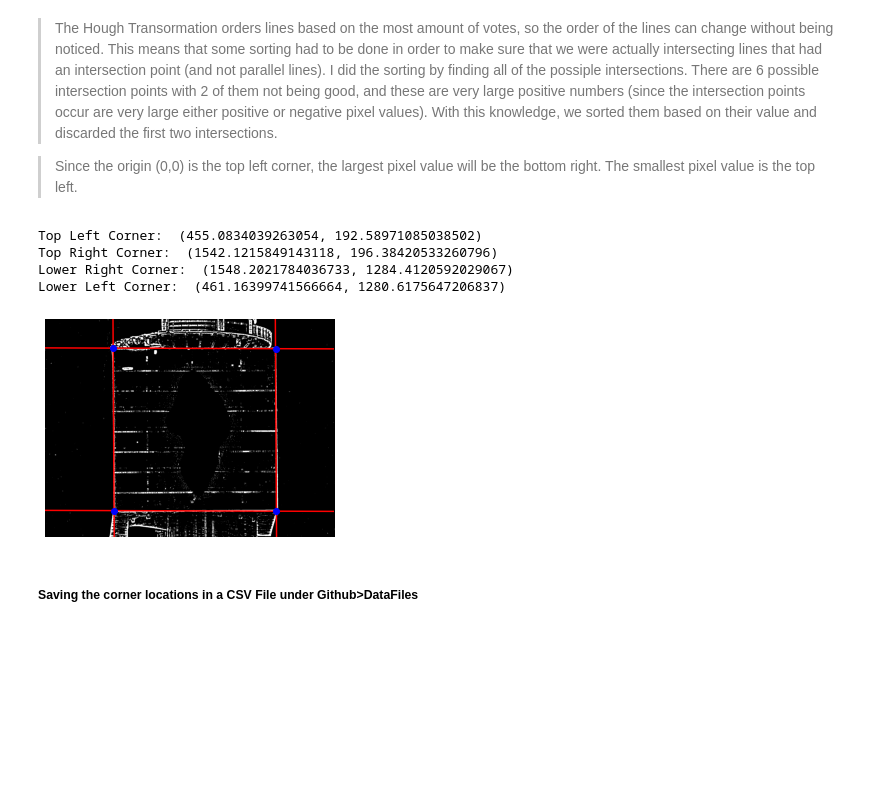
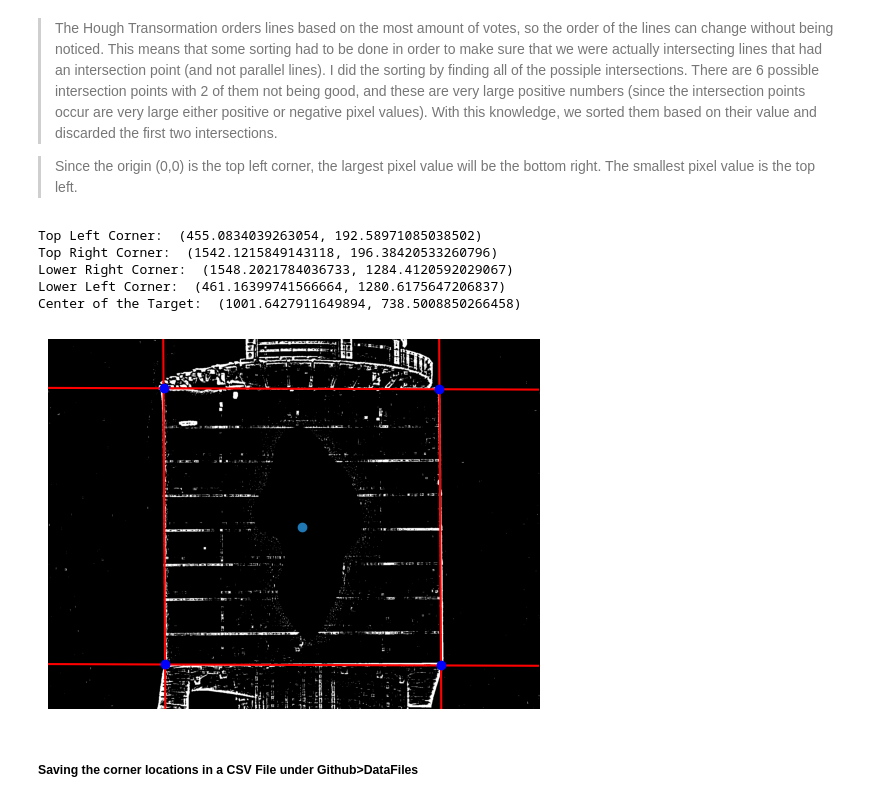
Before and after one commit to NREL/NREL-Beam-Characterization, a Jupyter notebook: NREL-BCS.ipynb, the cells around one changed output. Drawn from its saved outputs; the diff is of its cells as text; code cells hidden in the pictures; blank space fills up the shorter version.

```diff
--- a/NREL-BCS.ipynb
+++ b/NREL-BCS.ipynb
@@ -31,11 +32,12 @@ from bisect import bisect
 * The second image set is at OTF from images taken by Daniel Tsvankin
 * The last three image sets are at OTF from Kyle Heinzman with target aspect ratios of 54, 75, 79.
 # %%
-imageFiles = sorted(glob.glob("C:/Users/kspadave/OneDrive - NREL/Documents/Github/TestImages/CrescentDunes/*.bmp"), key=len)
-#imageFiles = sorted(glob.glob("C:/Users/kspadave/OneDrive - NREL/Documents/Github/TestImages/OTF.07.08.22/*.JPG"), key=len)
-#imageFiles = sorted(glob.glob("C:/Users/kspadave/OneDrive - NREL/Documents/Github/TestImages/OTF.07.21.22/otf54/*.jpg"), key=len)
-#imageFiles = sorted(glob.glob("C:/Users/kspadave/OneDrive - NREL/Documents/Github/TestImages/OTF.07.21.22/otf75/*.jpg"), key=len)
-#imageFiles = sorted(glob.glob("C:/Users/kspadave/OneDrive - NREL/Documents/Github/TestImages/OTF.07.21.22/otf79/*.jpg"), key=len)
+imageFiles = sorted(glob.glob("Y:/5700/SolarElectric/PROJECTS/38488_HelioCon_Zhu/BeamCharacterizationSystems/CrescentDunes/*.bmp"),key=len)
+#imageFiles = sorted(glob.glob("Y:/5700/SolarElectric/PROJECTS/38488_HelioCon_Zhu/BeamCharacterizationSystems/OTF.07.21.22/otf54/*.jpg"),key=len)
+#imageFiles = sorted(glob.glob("Y:/5700/SolarElectric/PROJECTS/38488_HelioCon_Zhu/BeamCharacterizationSystems/OTF.07.21.22/otf75/*.jpg"),key=len)
+#imageFiles = sorted(glob.glob("Y:/5700/SolarElectric/PROJECTS/38488_HelioCon_Zhu/BeamCharacterizationSystems/OTF.07.21.22/otf79/*.jpg"),key=len)
+#imageFiles = sorted(glob.glob("Y:/5700/SolarElectric/PROJECTS/38488_HelioCon_Zhu/BeamCharacterizationSystems/OTF.07.08.22/*.jpg"),key=len)
+
 
 for i in range(len(imageFiles)):
   print(i, ",", imageFiles[i])
@@ -225,34 +227,47 @@ def get_max(sub):
 
 test_list = [int_1, int_2, int_3, int_4, int_5, int_6]
 test_list.sort(key = get_max, reverse = True)
 #print("Sorted Tuples: " + str(test_list))
 
 int_TL =  test_list[5]
 int_TR =  test_list[3]
 int_LL = test_list[4]
 int_LR = test_list[2]
 
 print("Top Left Corner: ", int_TL)
 print("Top Right Corner: ", int_TR)
 print("Lower Right Corner: ",int_LR)
 print("Lower Left Corner: ",int_LL)
 
 corners = [(int_TL),(int_TR), (int_LR), (int_LL)]
 x_val = [x[0] for x in corners]
 y_val = [x[1] for x in corners]
 plt.plot(x_val,y_val, 'bo')
 
+#finding the center of the target given the coordinates of the edges
+x_midpt = 0.5*(int_TL[0]+int_LR[0])
+y_midpt = 0.5*(int_TL[1] + int_LR[1])
+plt.plot(x_midpt,y_midpt, "o")
+target_mid = (x_midpt, y_midpt)
+print("Center of the Target: ",target_mid)
+
+
+#finding pixels across target
+Px = 0.5*(abs(int_TL[0] - int_TR[0]) + abs(int_LL[0] - int_LR[0]))
+Py = 0.5*(abs(int_TL[1] - int_LL[1]) + abs(int_TR[1] - int_LR[1]))
+
 
 plt.axis('off')
 #plt.title("Detected Lines")
 #plt.savefig('/content/drive/MyDrive/NREL/ProcessedIms/DetectedEdges/CrescentDunes/' + "Image" + str(fileNum) + 'Detected', dpi = 300, bbox_inches='tight', pad_inches=0)
 plt.show()
 # %% [output]
 Top Left Corner:  (455.0834039263054, 192.58971085038502)
 Top Right Corner:  (1542.1215849143118, 196.38420533260796)
 Lower Right Corner:  (1548.2021784036733, 1284.4120592029067)
 Lower Left Corner:  (461.16399741566664, 1280.6175647206837)
+Center of the Target:  (1001.6427911649894, 738.5008850266458)
-[figure, old version]
+[figure, new version]
 # %% [markdown]
 ##### Saving the corner locations in a CSV File under Github>DataFiles
 # %%
```
Also changed, not shown: parts of 9 cells of this notebook.
